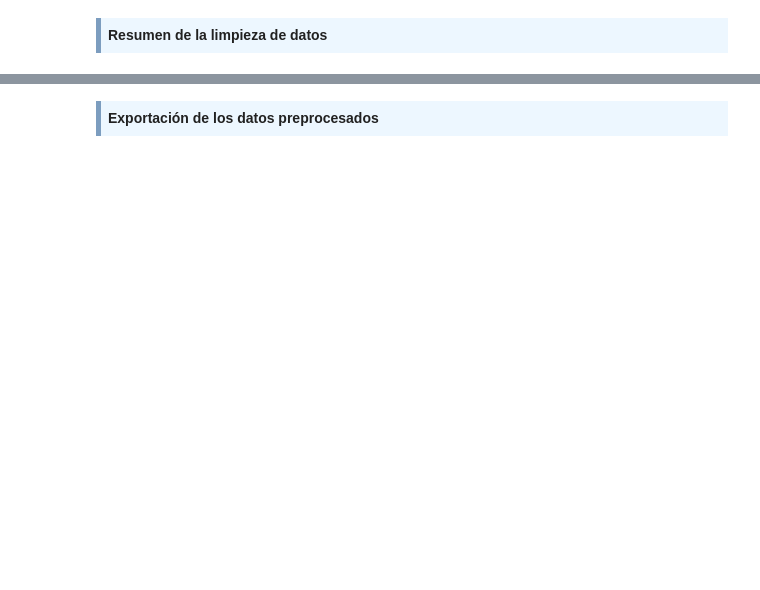
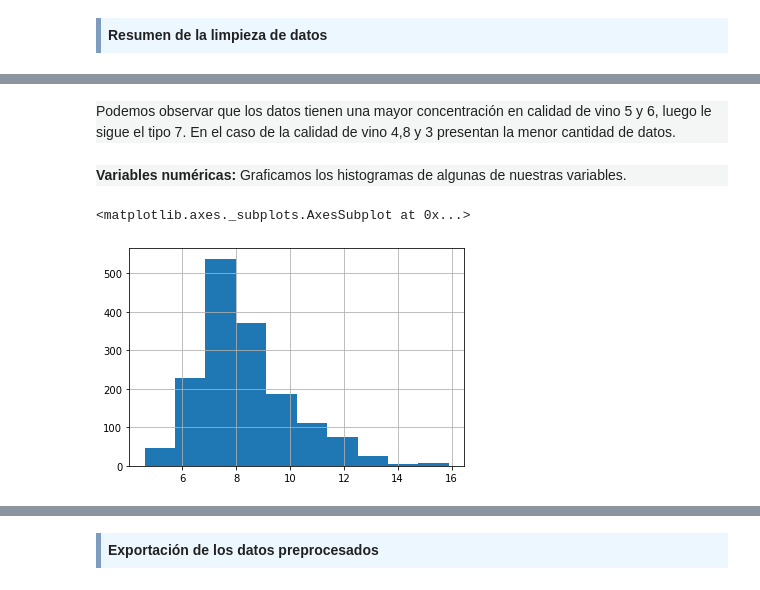
Before and after one commit to Liss-maritza/PEC2-CVD, a Jupyter notebook: PEC2-CVD.ipynb, the cells around one changed output, grey strips where cells are left out. Cells and saved outputs as stored; diff of their text form; code cells hidden in the pictures; blank space fills up the shorter version.

```diff
--- a/PEC2-CVD.ipynb
+++ b/PEC2-CVD.ipynb
@@ -464,0 +528,14 @@ Finalmente, con la variable 'Alcohol', si bien existen tres valores fuera del ra
+# %% [markdown]
+<div style="background-color: #F4F6F6;">
+Podemos observar que los datos tienen una mayor concentración en calidad de vino 5 y 6, luego le sigue el tipo 7. En el caso de la calidad de vino 4,8 y 3 presentan la menor cantidad de datos.
+</div>
+# %% [markdown]
+<div style="background-color: #F4F6F6;">
+<strong>Variables numéricas:</strong> Graficamos los histogramas de algunas de nuestras variables.
+
+</div>
+# %%
+wine['fixed acidity'].hist() #Variable fixed acidity
+# %% [output]
+<matplotlib.axes._subplots.AxesSubplot at 0x...>
+[figure, added]
```
Also changed, not shown: parts of 26 cells of this notebook.
